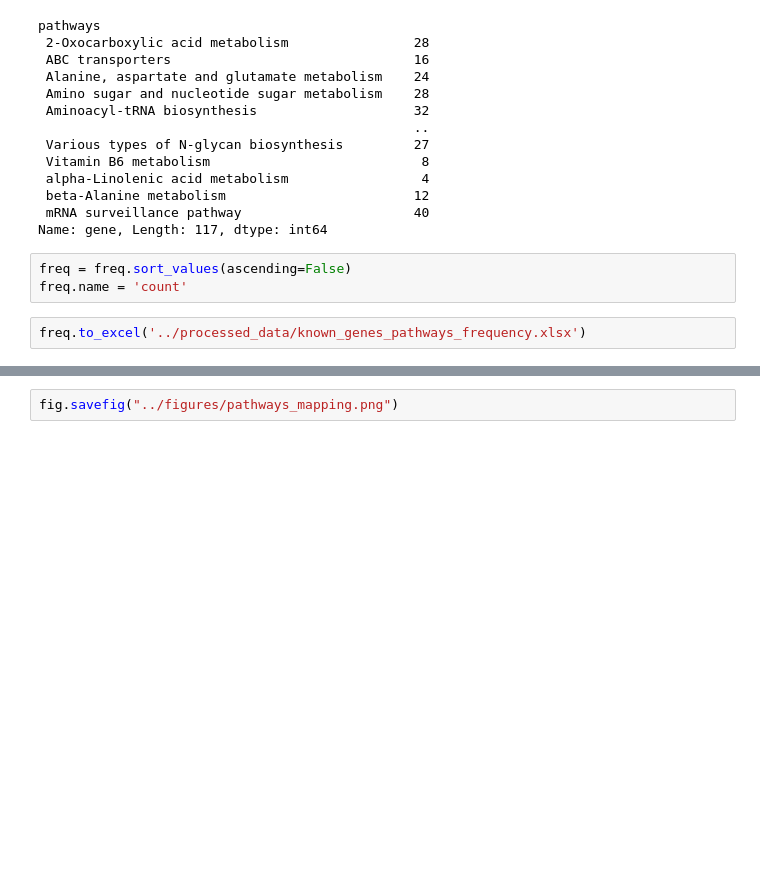
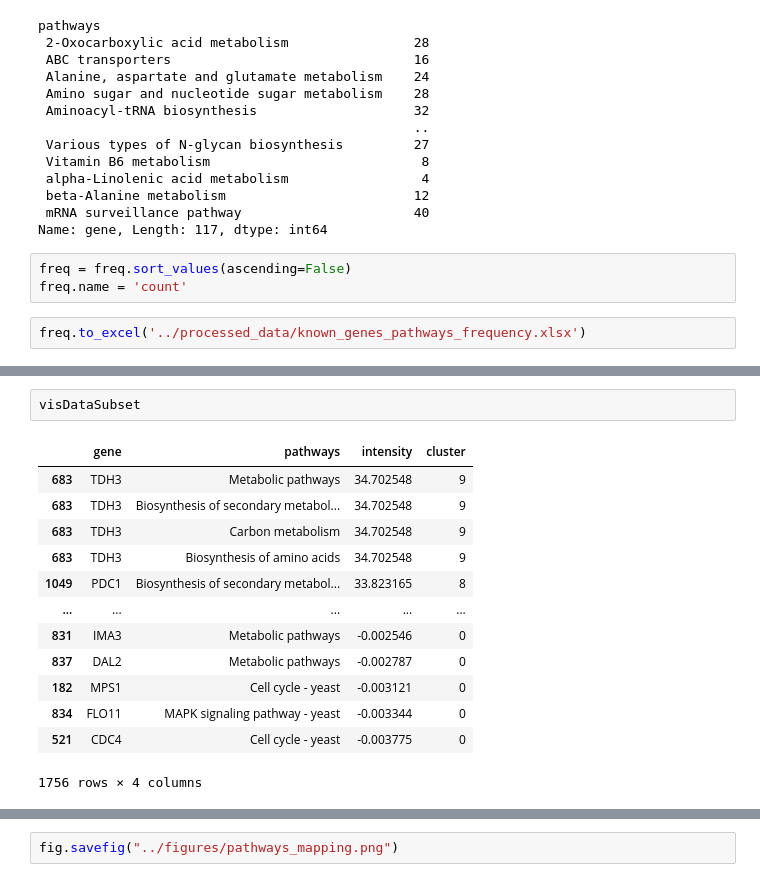
Before and after one commit to IBP-21-22/intbioproj, a Jupyter notebook: code/KEGG plots.ipynb, the cells around one changed output, grey strips where cells are left out. Cells and saved outputs as stored; diff of their text form; blank space fills up the shorter version.

```diff
--- a/code/KEGG plots.ipynb
+++ b/code/KEGG plots.ipynb
@@ -190,3 +196,19 @@ Name: desc, Length: 121, dtype: object
+# %%
+visDataSubset
+# %% [output]
+|  | gene | pathways | intensity | cluster |
+| 683 | TDH3 | Metabolic pathways | 34.702548 | 9 |
+| 683 | TDH3 | Biosynthesis of secondary metabol... | 34.702548 | 9 |
+| 683 | TDH3 | Carbon metabolism | 34.702548 | 9 |
+| 683 | TDH3 | Biosynthesis of amino acids | 34.702548 | 9 |
+| 1049 | PDC1 | Biosynthesis of secondary metabol... | 33.823165 | 8 |
+| ... | ... | ... | ... | ... |
+| 831 | IMA3 | Metabolic pathways | -0.002546 | 0 |
+| 837 | DAL2 | Metabolic pathways | -0.002787 | 0 |
+| 182 | MPS1 | Cell cycle - yeast | -0.003121 | 0 |
+| 834 | FLO11 | MAPK signaling pathway - yeast | -0.003344 | 0 |
+| 521 | CDC4 | Cell cycle - yeast | -0.003775 | 0 |
+1756 rows × 4 columns
 # %%
 
 import matplotlib.pyplot as plt
```
Also changed, not shown: parts of 11 cells of this notebook, 11 other files.
